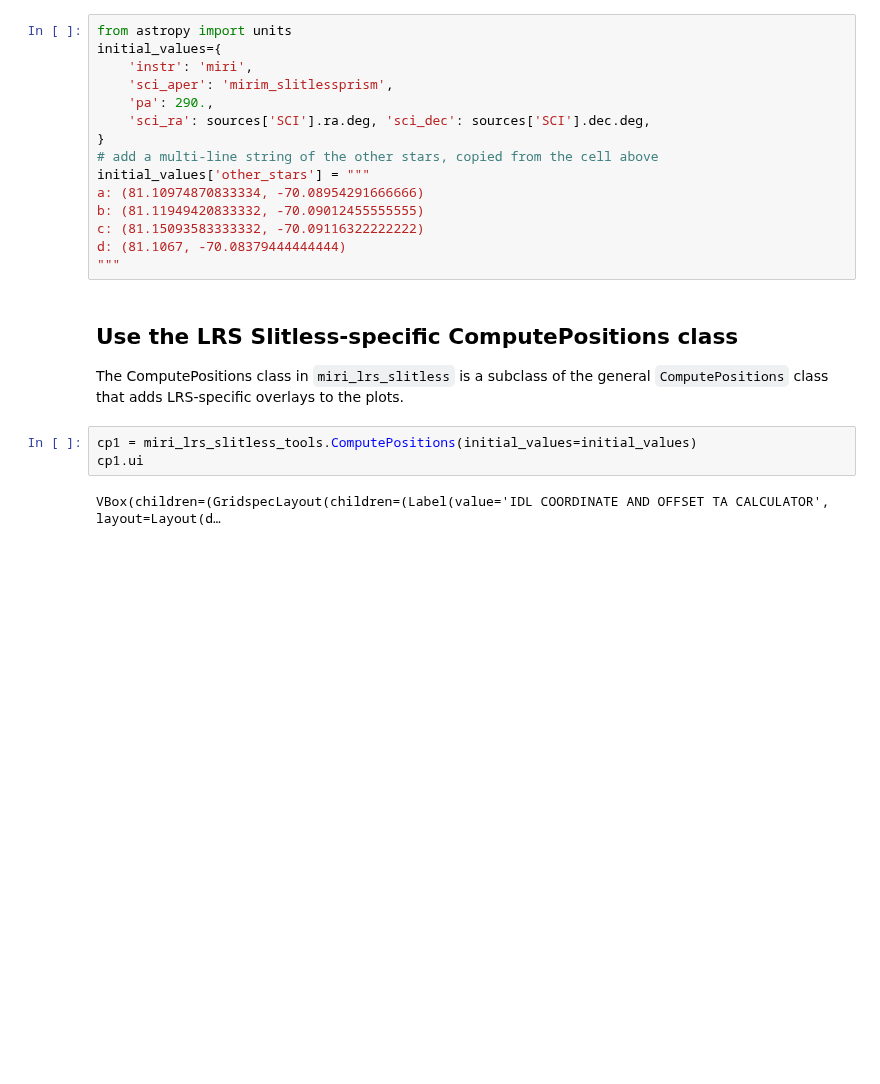
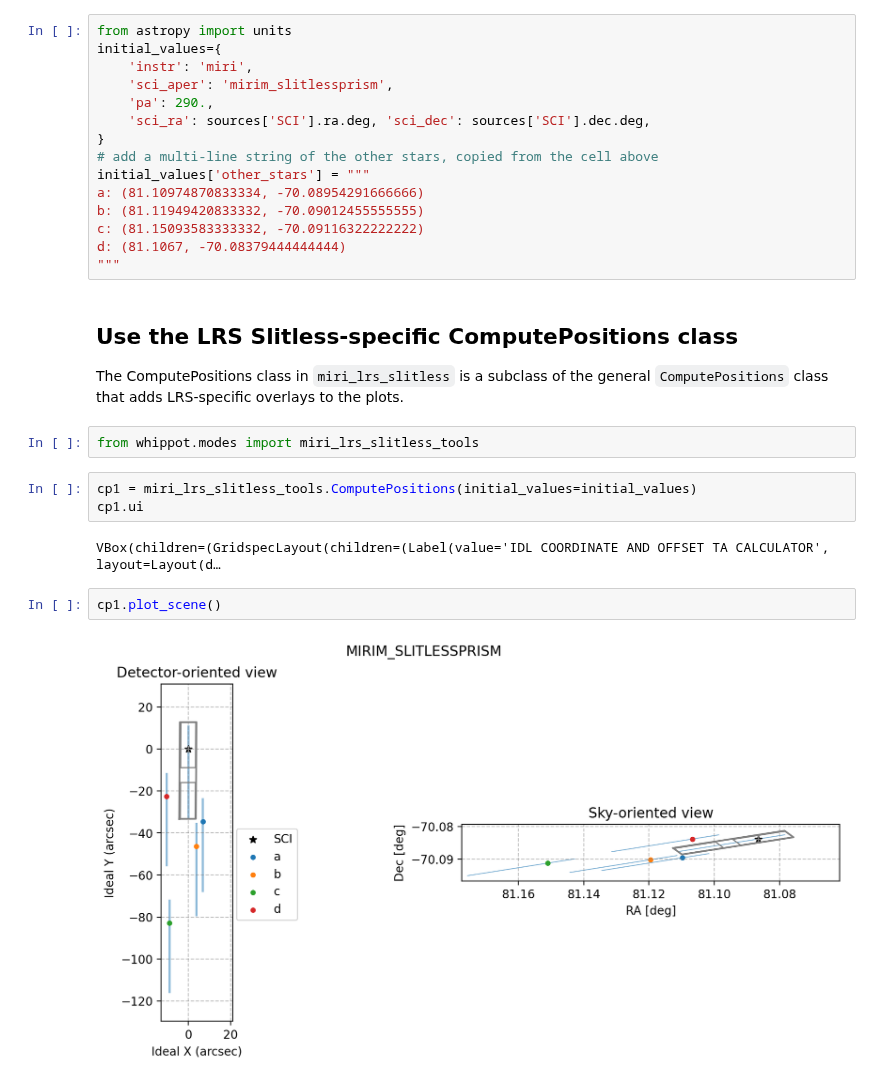
Before and after one commit to STScI-MIRI/whippot, a Jupyter notebook: notebooks/MIRI_LRS_Slitless.ipynb, the cells around one changed output. Cells and saved outputs as stored; diff of their text form; blank space fills up the shorter version.

```diff
--- a/notebooks/MIRI_LRS_Slitless.ipynb
+++ b/notebooks/MIRI_LRS_Slitless.ipynb
@@ -78,8 +77,14 @@ d: (81.1067, -70.08379444444444)
 ## Use the LRS Slitless-specific ComputePositions class
 
 The ComputePositions class in `miri_lrs_slitless` is a subclass of the general `ComputePositions` class that adds LRS-specific overlays to the plots.
-# %%
-cp1 = miri_lrs_slitless_tools.ComputePositions(initial_values=initial_values)
-cp1.ui
-# %% [output]
-VBox(children=(GridspecLayout(children=(Label(value='IDL COORDINATE AND OFFSET TA CALCULATOR', layout=Layout(d…
+# %%
+from whippot.modes import miri_lrs_slitless_tools
+# %%
+cp1 = miri_lrs_slitless_tools.ComputePositions(initial_values=initial_values)
+cp1.ui
+# %% [output]
+VBox(children=(GridspecLayout(children=(Label(value='IDL COORDINATE AND OFFSET TA CALCULATOR', layout=Layout(d…
+# %%
+cp1.plot_scene()
+# %% [output]
+[figure, added]
```
Also changed, not shown: parts of 1 cell of this notebook, 4 other files.
